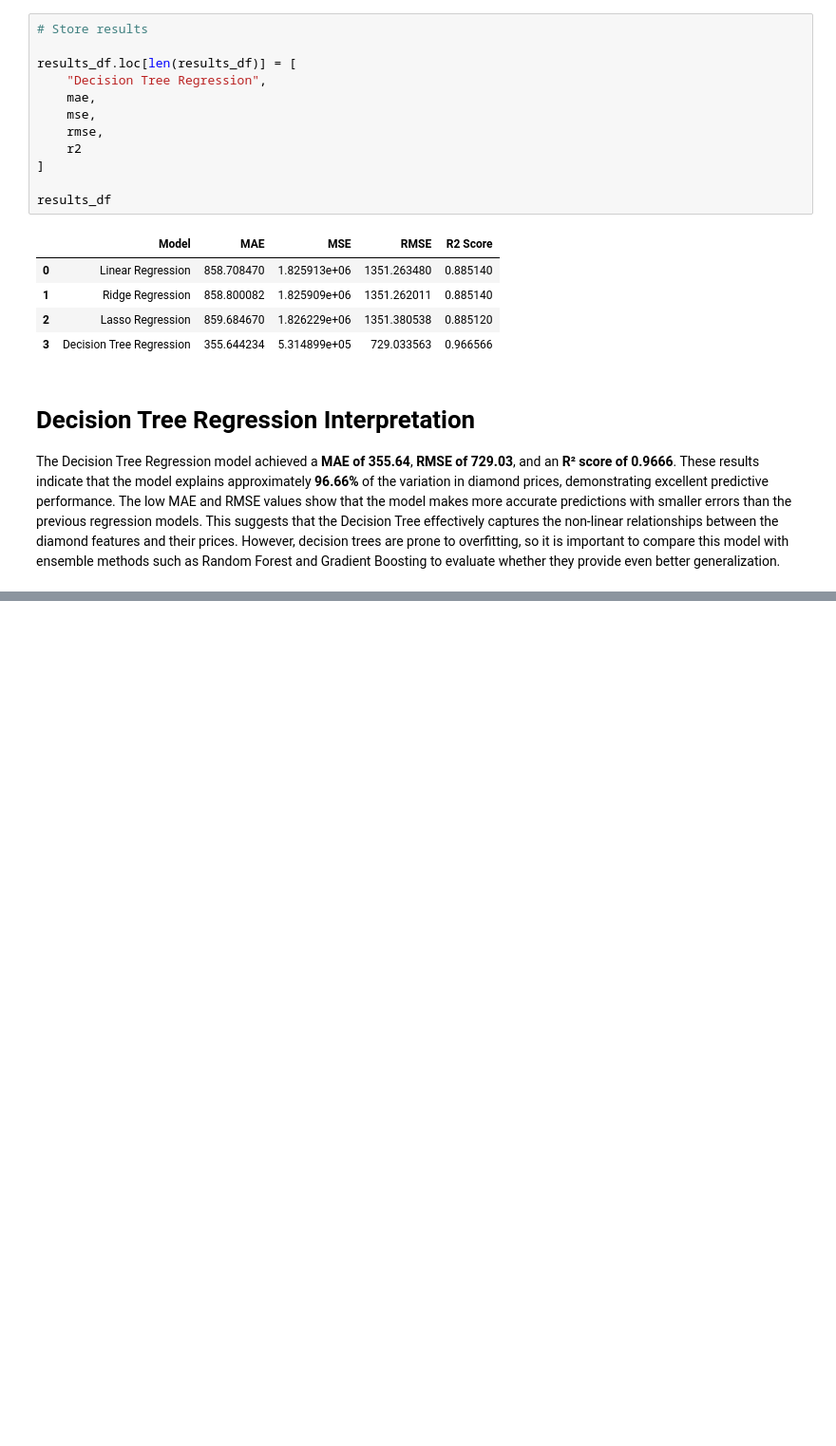
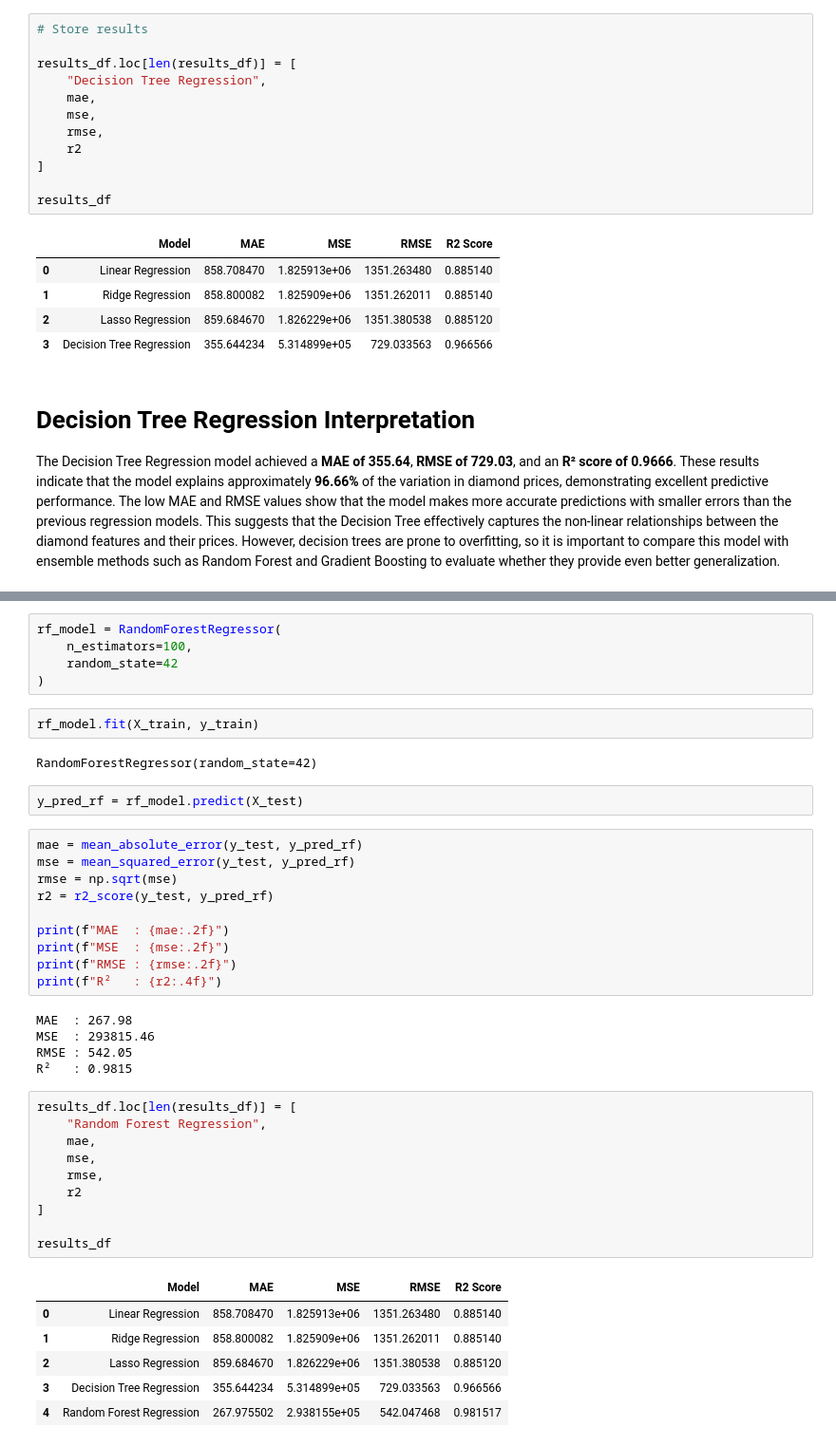
Before and after one commit to Betty2721/Diamond-Price-Prediction-Project, a Jupyter notebook: notebook/Diamond-Price-Prediction.ipynb, the cells around one changed output, grey strips where cells are left out. Shown at 95% size. Drawn from its saved outputs; the diff is of its cells as text; blank space fills up the shorter version.

Commit message:
Train and evaluate Random Forest Regression model

```diff
--- a/notebook/Diamond-Price-Prediction.ipynb
+++ b/notebook/Diamond-Price-Prediction.ipynb
@@ -595,0 +600,43 @@ The low MAE and RMSE values show that the model makes more accurate predictions
+# %%
+rf_model = RandomForestRegressor(
+    n_estimators=100,
+    random_state=42
+)
+# %%
+rf_model.fit(X_train, y_train)
+# %% [output]
+RandomForestRegressor(random_state=42)
+# %%
+y_pred_rf = rf_model.predict(X_test)
+# %%
+mae = mean_absolute_error(y_test, y_pred_rf)
+mse = mean_squared_error(y_test, y_pred_rf)
+rmse = np.sqrt(mse)
+r2 = r2_score(y_test, y_pred_rf)
+
+print(f"MAE  : {mae:.2f}")
+print(f"MSE  : {mse:.2f}")
+print(f"RMSE : {rmse:.2f}")
+print(f"R²   : {r2:.4f}")
+# %% [output]
+MAE  : 267.98
+MSE  : 293815.46
+RMSE : 542.05
+R²   : 0.9815
+# %%
+results_df.loc[len(results_df)] = [
+    "Random Forest Regression",
+    mae,
+    mse,
+    rmse,
+    r2
+]
+
+results_df
+# %% [output]
+|  | Model | MAE | MSE | RMSE | R2 Score |
+| 0 | Linear Regression | 858.708470 | 1.825913e+06 | 1351.263480 | 0.885140 |
+| 1 | Ridge Regression | 858.800082 | 1.825909e+06 | 1351.262011 | 0.885140 |
+| 2 | Lasso Regression | 859.684670 | 1.826229e+06 | 1351.380538 | 0.885120 |
+| 3 | Decision Tree Regression | 355.644234 | 5.314899e+05 | 729.033563 | 0.966566 |
+| 4 | Random Forest Regression | 267.975502 | 2.938155e+05 | 542.047468 | 0.981517 |
```
Also changed, not shown: parts of 3 cells of this notebook.
